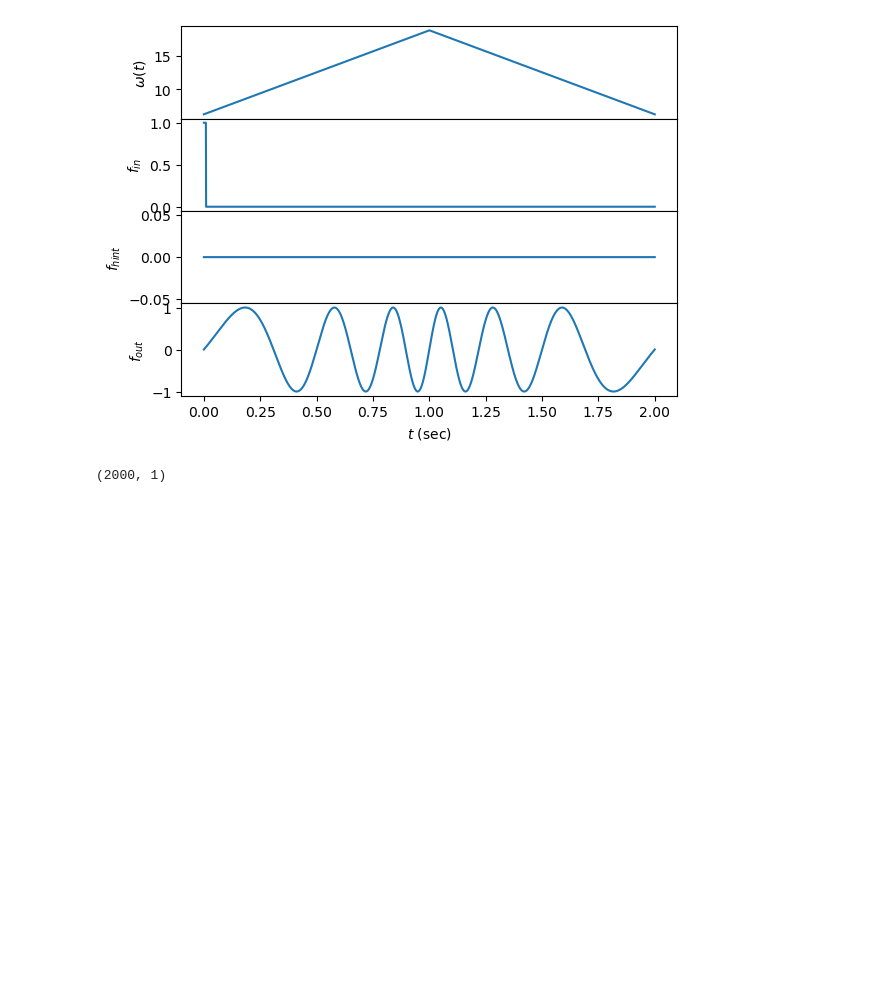
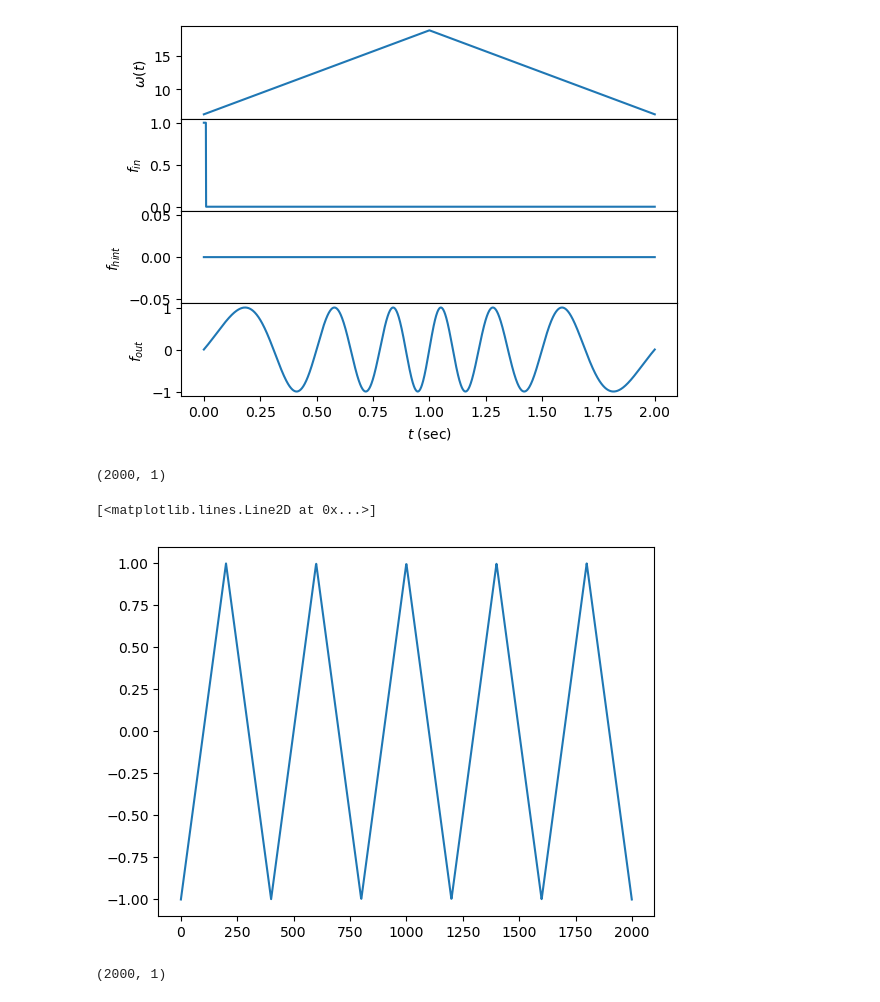
Before and after one commit to Sam-q-3736/srnn_rls, a Jupyter notebook: fF-recreation.ipynb, the cells around one changed output. Cells and saved outputs as stored; diff of their text form; code cells hidden in the pictures; blank space fills up the shorter version.

```diff
--- a/fF-recreation.ipynb
+++ b/fF-recreation.ipynb
@@ -40,4 +40,16 @@ dt = 0.0005 # 1/dt total timesteps
 fin, fout, _ = inps_and_targs(dt, plot=True)
 # %% [output]
 [figure]
+# %%
+np.shape(fout)
+# %% [output]
+(2000, 1)
+# %%
+t = np.linspace(0, 2, 2000)
+sawtarg = sp.signal.sawtooth(5 * np.pi * t, 0.5)
+sawtarg = sawtarg[:, np.newaxis]
+plt.plot(sawtarg)
+# %% [output]
+[<matplotlib.lines.Line2D at 0x...>]
+[figure, added]
 # %%
```
Also changed, not shown: parts of 6 cells of this notebook.
